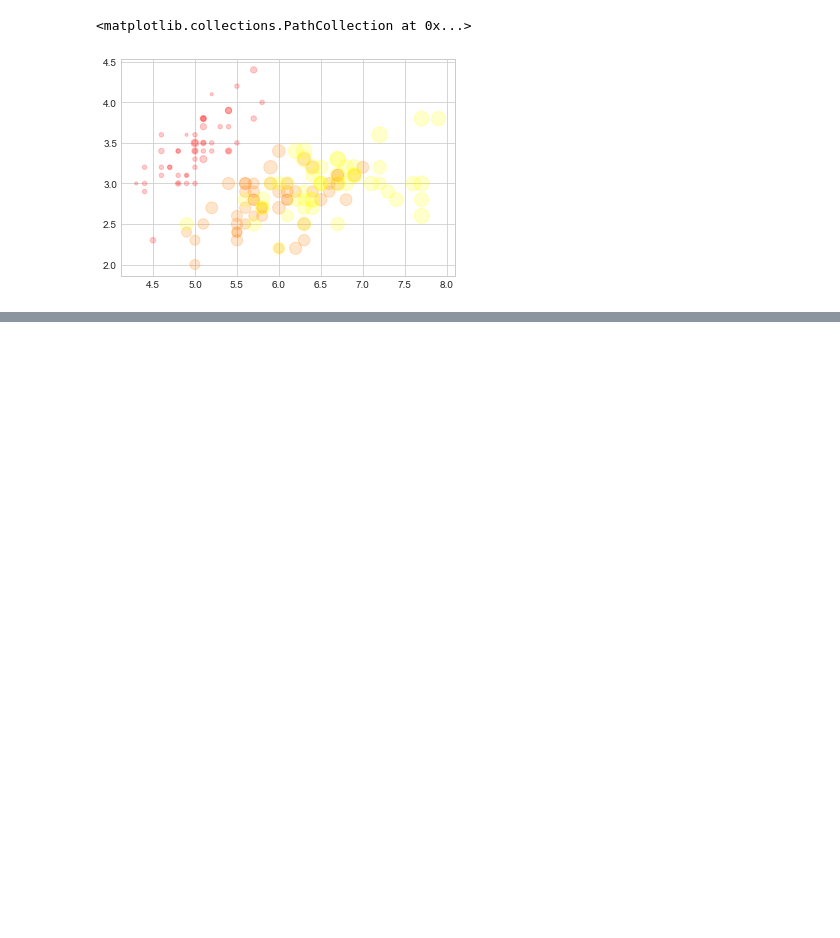
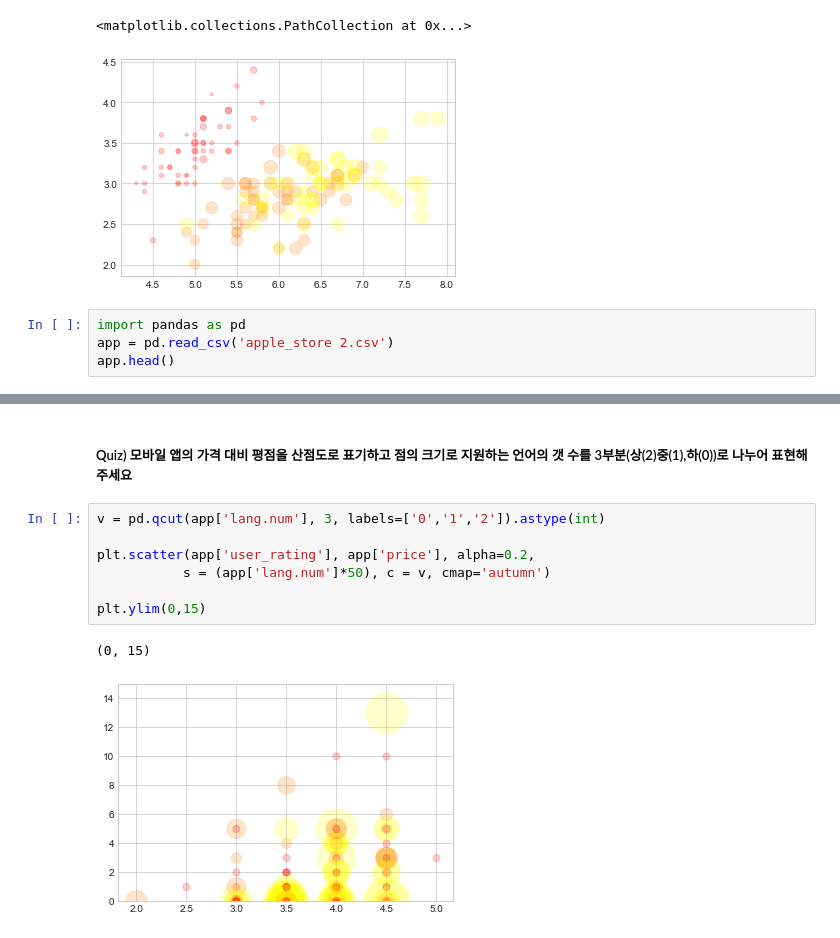
Before and after one commit to jrj8819/python-programming-class, a Jupyter notebook: READY_lesson5.ipynb, the cells around one changed output, grey strips where cells are left out. Cells and saved outputs as stored; diff of their text form; blank space fills up the shorter version.

```diff
--- a/READY_lesson5.ipynb
+++ b/READY_lesson5.ipynb
@@ -332,3 +332,7 @@ plt.scatter(iris['SepalLength'], iris['SepalWidth'], alpha=0.2,
 # %% [output]
 <matplotlib.collections.PathCollection at 0x...>
 [figure]
+# %%
+import pandas as pd
+app = pd.read_csv('apple_store 2.csv')
+app.head()
@@ -334,0 +346,12 @@ plt.scatter(iris['SepalLength'], iris['SepalWidth'], alpha=0.2,
+# %% [markdown]
+##### Quiz) 모바일 앱의 가격 대비 평점을 산점도로 표기하고 점의 크기로 지원하는 언어의 갯 수를 3부분(상(2)중(1),하(0))로 나누어 표현해주세요
+# %%
+v = pd.qcut(app['lang.num'], 3, labels=['0','1','2']).astype(int)
+
+plt.scatter(app['user_rating'], app['price'], alpha=0.2,
+           s = (app['lang.num']*50), c = v, cmap='autumn')
+
+plt.ylim(0,15)
+# %% [output]
+(0, 15)
+[figure, added]
```
Also changed, not shown: parts of 80 cells of this notebook, 3 other files.
